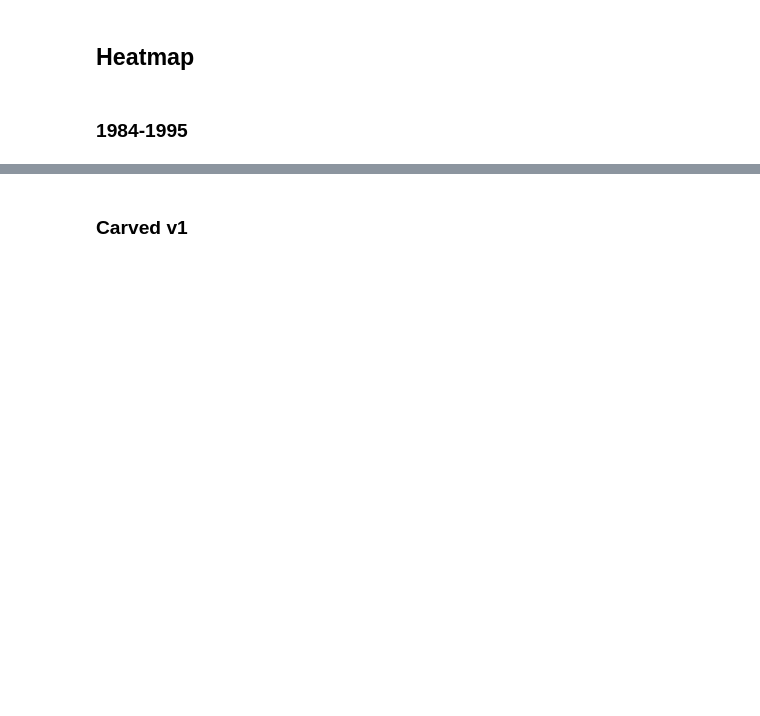
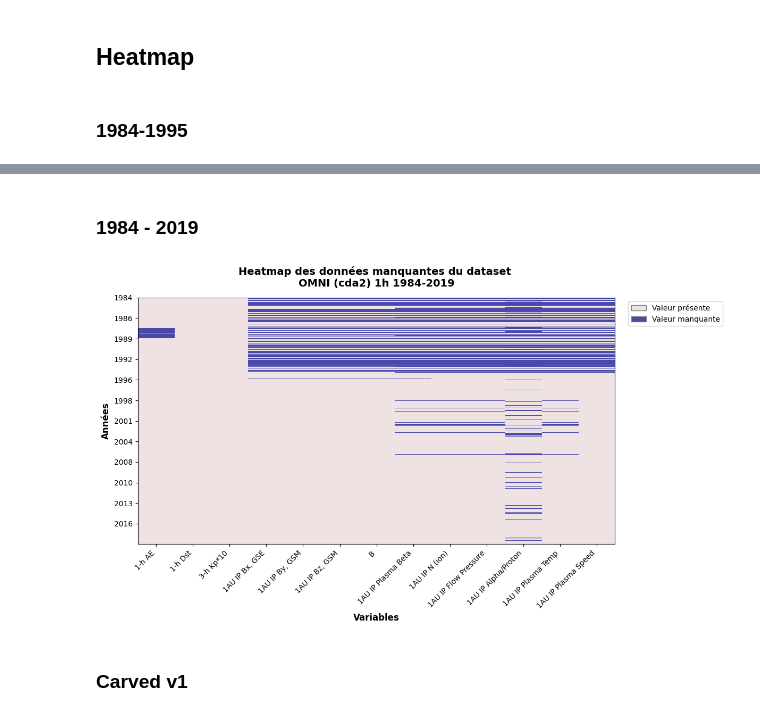
Before and after one commit to guenopierre/PMI2026, a Jupyter notebook: dataset_analysis.ipynb, the cells around one changed output, grey strips where cells are left out. Cells and saved outputs as stored; diff of their text form; code cells hidden in the pictures; blank space fills up the shorter version.

```diff
--- a/dataset_analysis.ipynb
+++ b/dataset_analysis.ipynb
@@ -17,3 +22,15 @@ del file
+# %%
+omni_speasycda2_1h_19840101_20191231 = pd.concat([
+    omni_speasycda2_1h_19840101_19951231,
+    omni_speasycda2_1h_19960101_20071231,
+    omni_speasycda2_1h_20080101_20191231
+]).sort_index()
+
+
+omni_speasycda2_1h_19960101_20191231 = pd.concat([
+    omni_speasycda2_1h_19960101_20071231,
+    omni_speasycda2_1h_20080101_20191231
+]).sort_index()
 # %% [markdown]
 ## Carved & Masks
 # %% [markdown]
@@ -72,3 +135,22 @@ heatmap_missing_values(omni_speasycda2_1h_19960101_20071231, df_name = 'OMNI (cd
+# %% [markdown]
+### 1984 - 2019
+# %%
+heatmap_missing_values(omni_speasycda2_1h_19840101_20191231[['1-h AE',
+                                                            '1-h Dst',
+                                                            '3-h Kp*10',
+                                                            '1AU IP Bx, GSE',
+                                                            '1AU IP By, GSM',
+                                                            '1AU IP Bz, GSM',
+                                                            'B',
+                                                            '1AU IP Plasma Beta',
+                                                            '1AU IP N (ion)',
+                                                            '1AU IP Flow Pressure',
+                                                            '1AU IP Alpha/Proton',
+                                                            '1AU IP Plasma Temp',
+                                                            '1AU IP Plasma Speed']], df_name = 'OMNI (cda2) 1h 1984-2019',
+                       cmap_ = [ "#EEE2E2", "#4949AB"])
+# %% [output]
+[figure, added]
 # %% [markdown]
 ### Carved v1
 # %%
```
Also changed, not shown: parts of 12 cells of this notebook, 5 other files.
